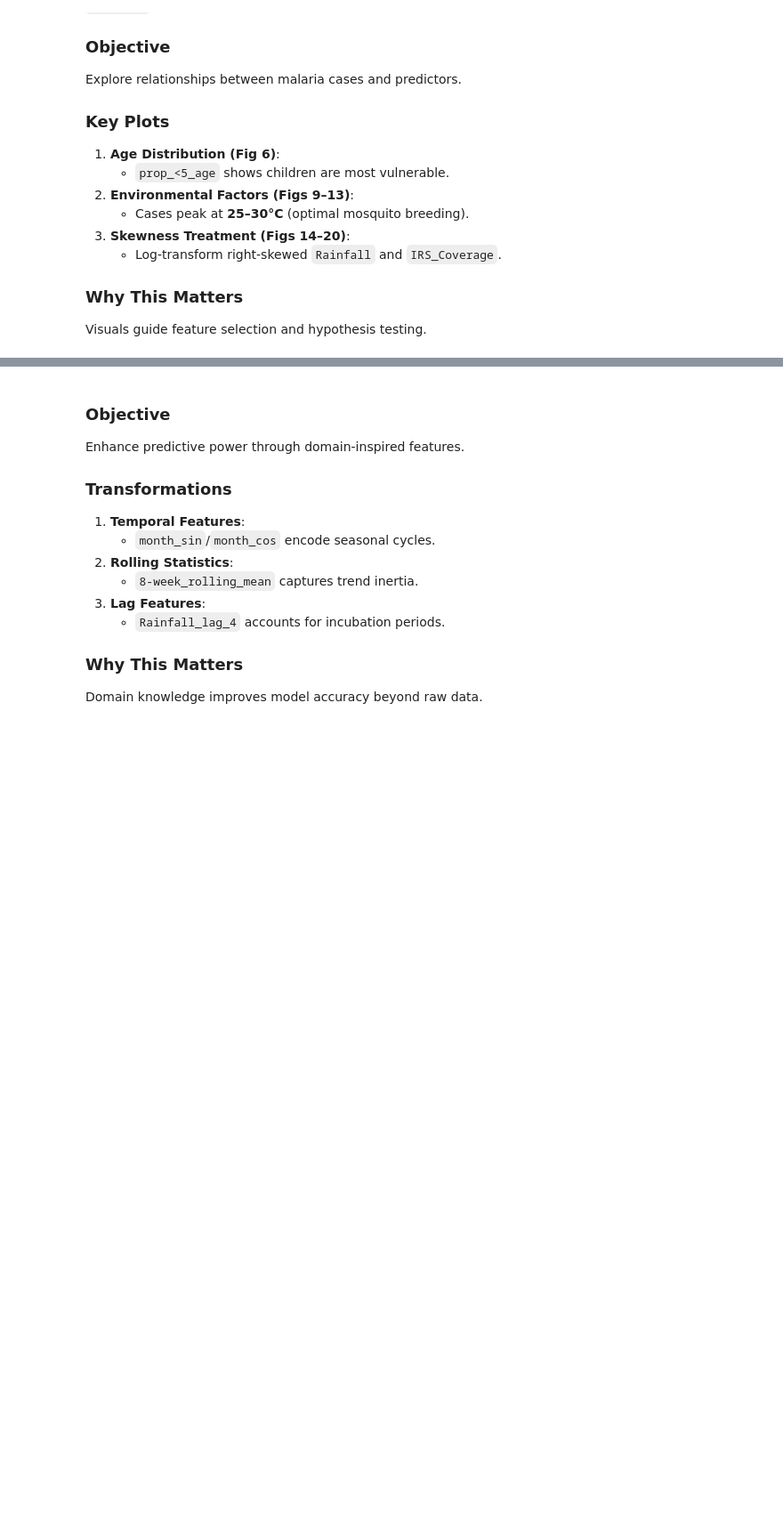
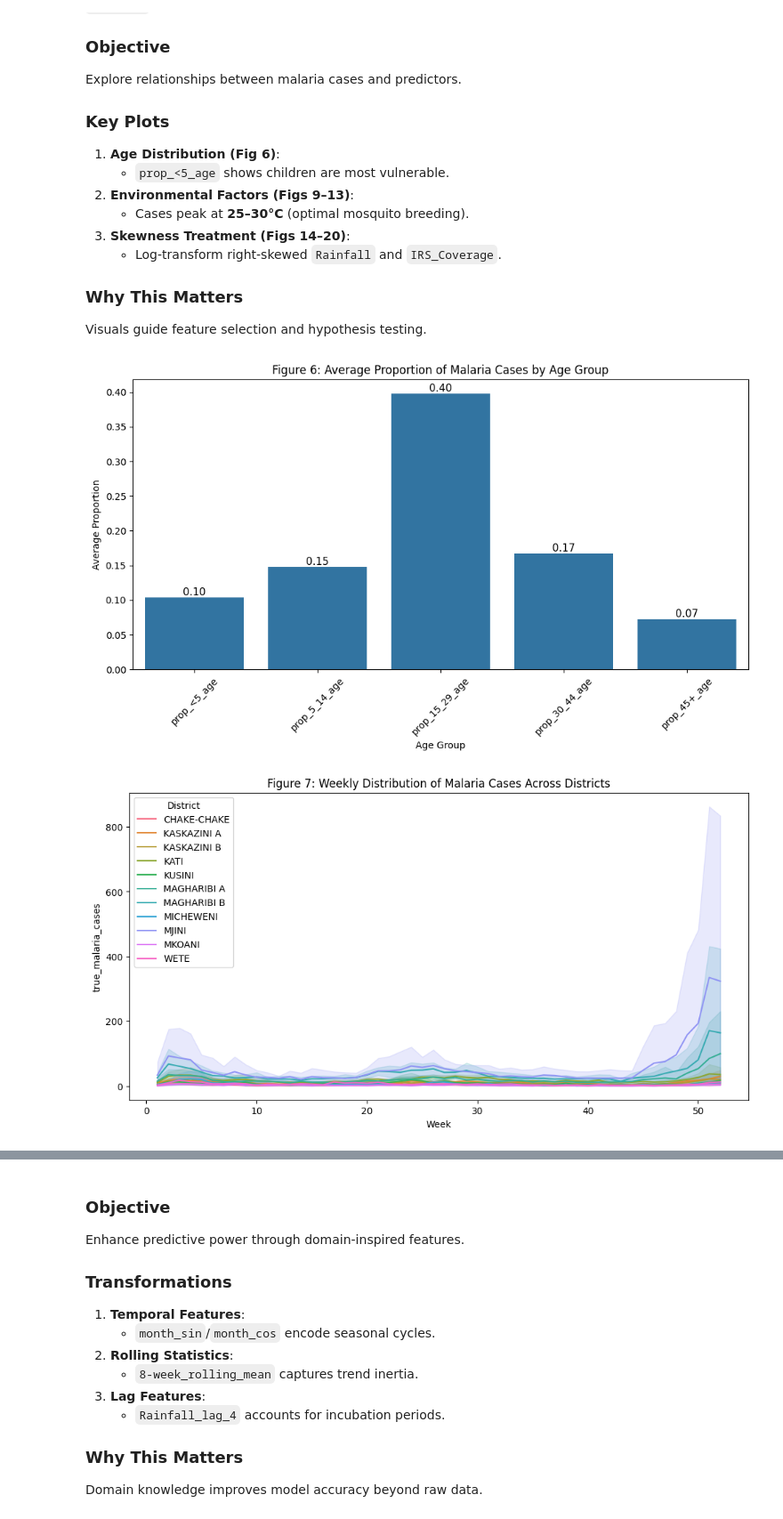
Before and after one commit to tarxemo/MalariaOutbreak, a Jupyter notebook: clean/final.ipynb, the cells around one changed output, grey strips where cells are left out. Shown at 89% size. Drawn from its saved outputs; the diff is of its cells as text; code cells hidden in the pictures; blank space fills up the shorter version.

```diff
--- a/clean/final.ipynb
+++ b/clean/final.ipynb
@@ -192,31 +269,48 @@ age_data = combined[age_cols].mean().reset_index()
 age_data.columns = ['Age Group', 'Average Proportion']
 
 plt.figure(figsize=(10, 6))
-sns.barplot(x='Age Group', y='Average Proportion', data=age_data)
+ax = sns.barplot(x='Age Group', y='Average Proportion', data=age_data)
+
 plt.title('Figure 6: Average Proportion of Malaria Cases by Age Group')
 plt.xticks(rotation=45)
+plt.ylabel('Average Proportion')
+
+# Annotate each bar with its height (average proportion)
+for bar in ax.patches:
+    height = bar.get_height()
+    ax.text(
+        bar.get_x() + bar.get_width() / 2,  # center of bar
+        height,                             # height of bar (y position)
+        f'{height:.2f}',                    # format to 2 decimal places
+        ha='center', va='bottom', fontsize=11
+    )
+
+plt.tight_layout()
 plt.show()
 
 # Figure 7: Weekly cases across districts
 plt.figure(figsize=(12, 6))
 sns.lineplot(x='Week', y='true_malaria_cases', hue='District', data=combined)
 plt.title('Figure 7: Weekly Distribution of Malaria Cases Across Districts')
 plt.show()
 
 # Figure 8: Trend from 2018-2023
 plt.figure(figsize=(12, 6))
 sns.lineplot(x='Date', y='true_malaria_cases', hue='District', data=combined)
 plt.title('Figure 8: Malaria Case Trends (2018-2023)')
 plt.xticks(rotation=45)
 plt.show()
 
 # Figures 9-13: Environmental relationships
 fig, axes = plt.subplots(2, 3, figsize=(18, 12))
 sns.scatterplot(x='Max Temperature', y='true_malaria_cases', data=combined, ax=axes[0, 0]).set_title('Figure 9: Cases vs Max Temp')
 sns.scatterplot(x='Min Temperature', y='true_malaria_cases', data=combined, ax=axes[0, 1]).set_title('Figure 10: Cases vs Min Temp')
 sns.scatterplot(x='Humidity', y='true_malaria_cases', data=combined, ax=axes[0, 2]).set_title('Figure 11: Cases vs Humidity')
 sns.scatterplot(x='Rainfall', y='true_malaria_cases', data=combined, ax=axes[1, 0]).set_title('Figure 12: Cases vs Rainfall')
 sns.scatterplot(x='IRS_Coverage', y='true_malaria_cases', data=combined, ax=axes[1, 1]).set_title('Figure 13: Cases vs IRS Coverage')
 fig.delaxes(axes[1, 2])
 plt.tight_layout()
 plt.show()
+# %% [output]
+[figure, added]
+[figure, added]
```
Also changed, not shown: parts of 12 cells of this notebook.
